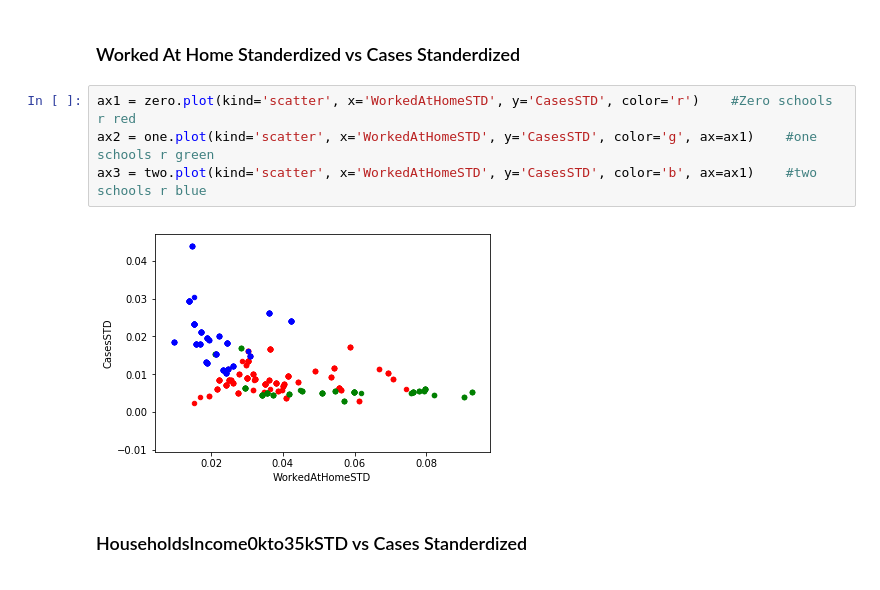
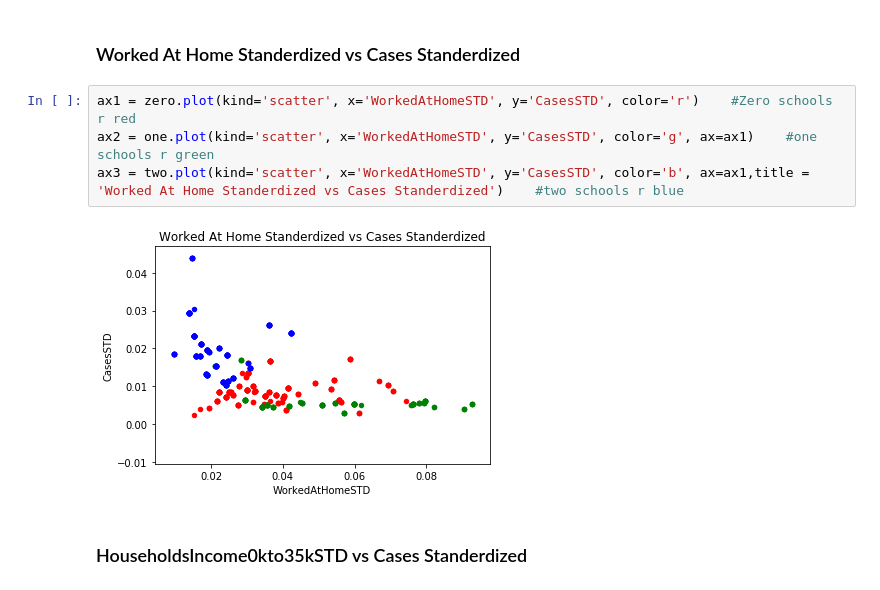
Before and after one commit to renaldyh27/COVID-Cool-for-School, a Jupyter notebook: Everything Cleaned.ipynb, the cells around one changed output. Drawn from its saved outputs; the diff is of its cells as text.

```diff
--- a/Everything Cleaned.ipynb
+++ b/Everything Cleaned.ipynb
@@ -551,9 +551,9 @@ ax3 = two.plot(kind='scatter', x='Population', y='Cases', color='b', ax=ax1)
 # %%
 ax1 = zero.plot(kind='scatter', x='WorkedAtHomeSTD', y='CasesSTD', color='r')    #Zero schools r red
 ax2 = one.plot(kind='scatter', x='WorkedAtHomeSTD', y='CasesSTD', color='g', ax=ax1)    #one schools r green
-ax3 = two.plot(kind='scatter', x='WorkedAtHomeSTD', y='CasesSTD', color='b', ax=ax1)    #two schools r blue
+ax3 = two.plot(kind='scatter', x='WorkedAtHomeSTD', y='CasesSTD', color='b', ax=ax1,title = 'Worked At Home Standerdized vs Cases Standerdized')    #two schools r blue
 # %% [output]
-[figure, old version]
+[figure, new version]
 # %% [markdown]
 ### HouseholdsIncome0kto35kSTD vs Cases Standerdized
 # %%
```
Also changed, not shown: parts of 7 cells of this notebook.
